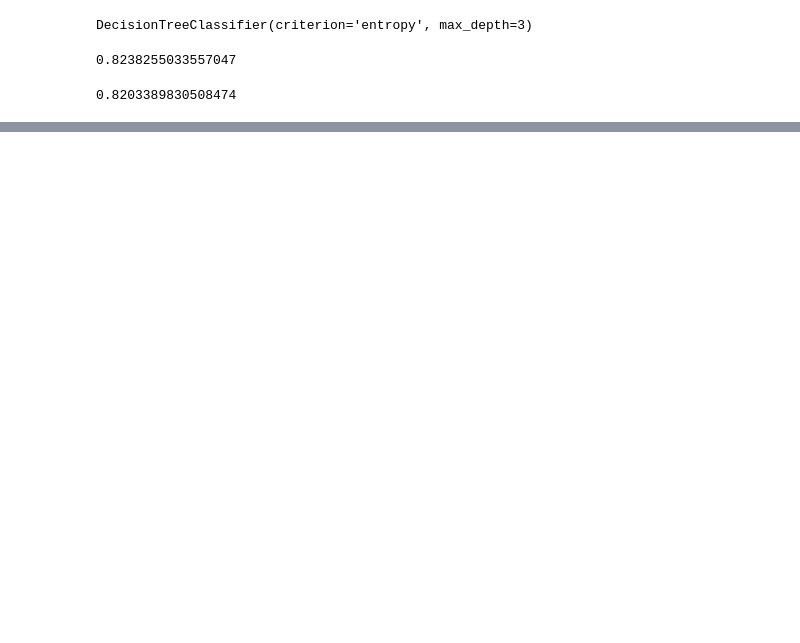
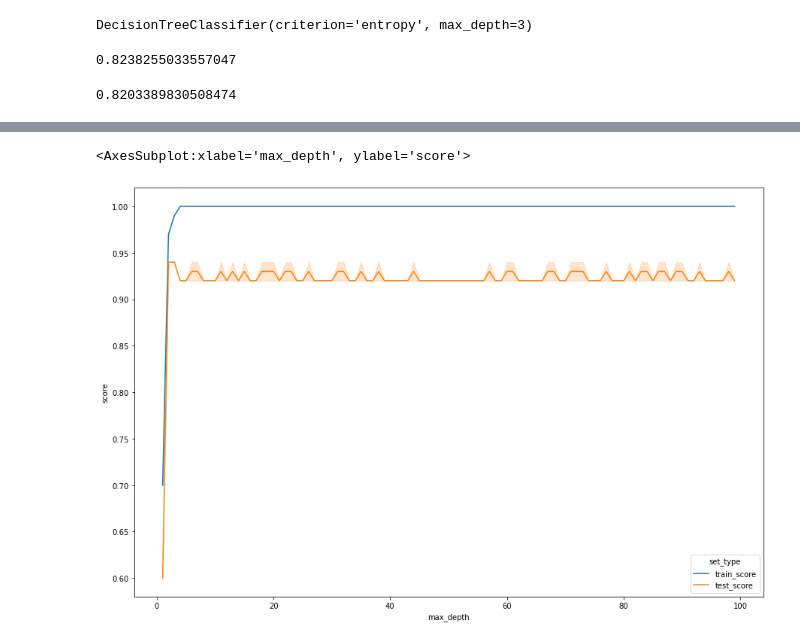
Before and after one commit to VorobyvEgor/Stepic, a Jupyter notebook: Week_2_trees/titanic/Titanic.ipynb, the cells around one changed output, grey strips where cells are left out. Drawn from its saved outputs; the diff is of its cells as text; code cells hidden in the pictures; blank space fills up the shorter version.

```diff
--- a/Week_2_trees/titanic/Titanic.ipynb
+++ b/Week_2_trees/titanic/Titanic.ipynb
@@ -132,0 +306,17 @@ clf.score(X_test, Y_test)
+# %%
+scores_data_iris = pd.DataFrame()
+# %%
+rs = np.random.seed(0)
+# %%
+for max_depth in max_depth_values:
+    clf_iris = tree.DecisionTreeClassifier(criterion='entropy', max_depth=max_depth, random_state=rs)
+    clf_iris.fit(X_train_iris, Y_train_iris)
+    train_score_iris = clf_iris.score(X_train_iris, Y_train_iris)
+    test_score_iris = clf_iris.score(X_test_iris, Y_test_iris)
+
+
+    temp_score_data = pd.DataFrame({'max_depth': [max_depth],
+                              'train_score': [train_score_iris],
+                              'test_score': [test_score_iris]})
+
+    scores_data_iris = scores_data_iris.append(temp_score_data)
@@ -132,0 +332,10 @@ clf.score(X_test, Y_test)
+# %%
+scores_data_iris_long = pd.melt(scores_data_iris, id_vars=['max_depth'],
+                          value_vars=['train_score', 'test_score'],
+                          var_name='set_type', value_name='score')
+# %%
+plt.figure(figsize=(15, 10))
+sns.lineplot(x = "max_depth", y="score", hue="set_type", data=scores_data_iris_long)
+# %% [output]
+<AxesSubplot:xlabel='max_depth', ylabel='score'>
+[figure, added]
```
Also changed, not shown: parts of 34 cells of this notebook, 8 other files.
